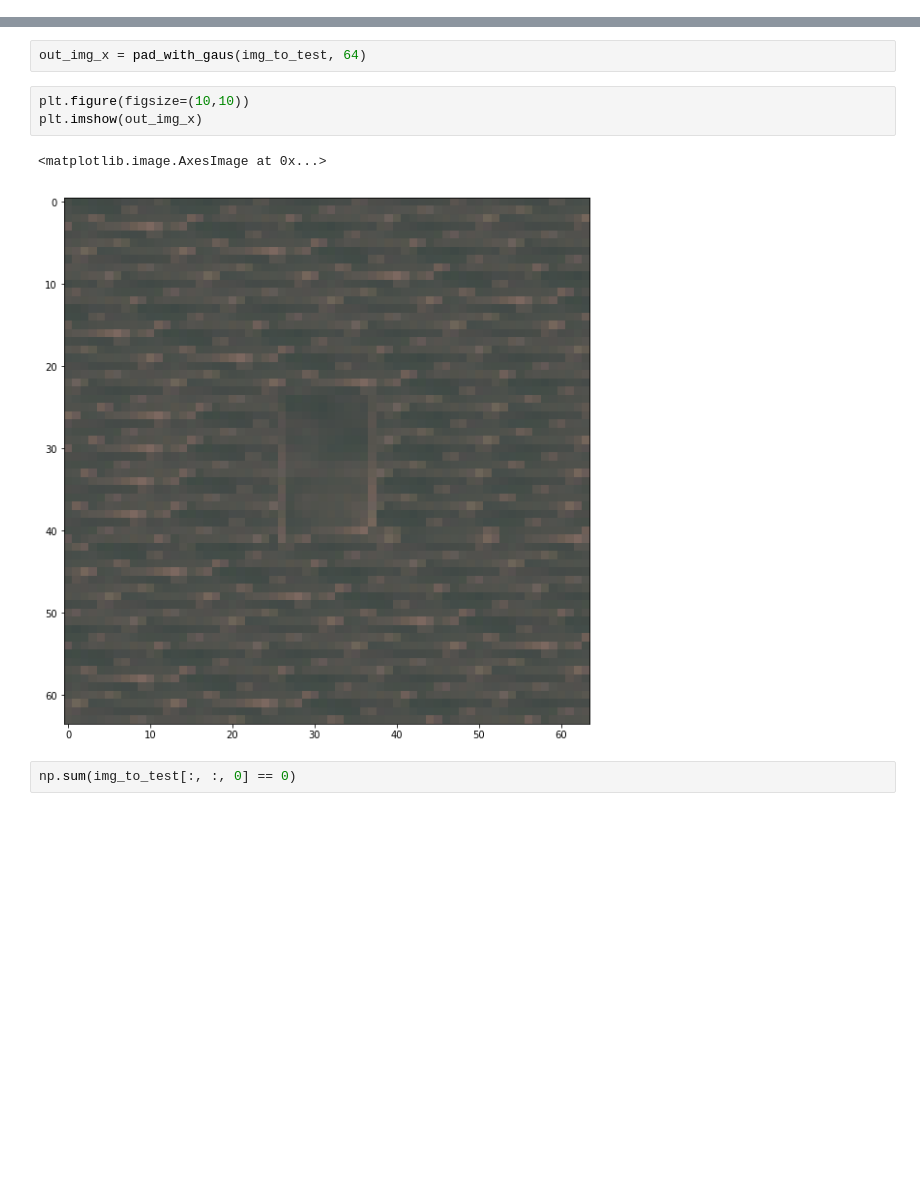
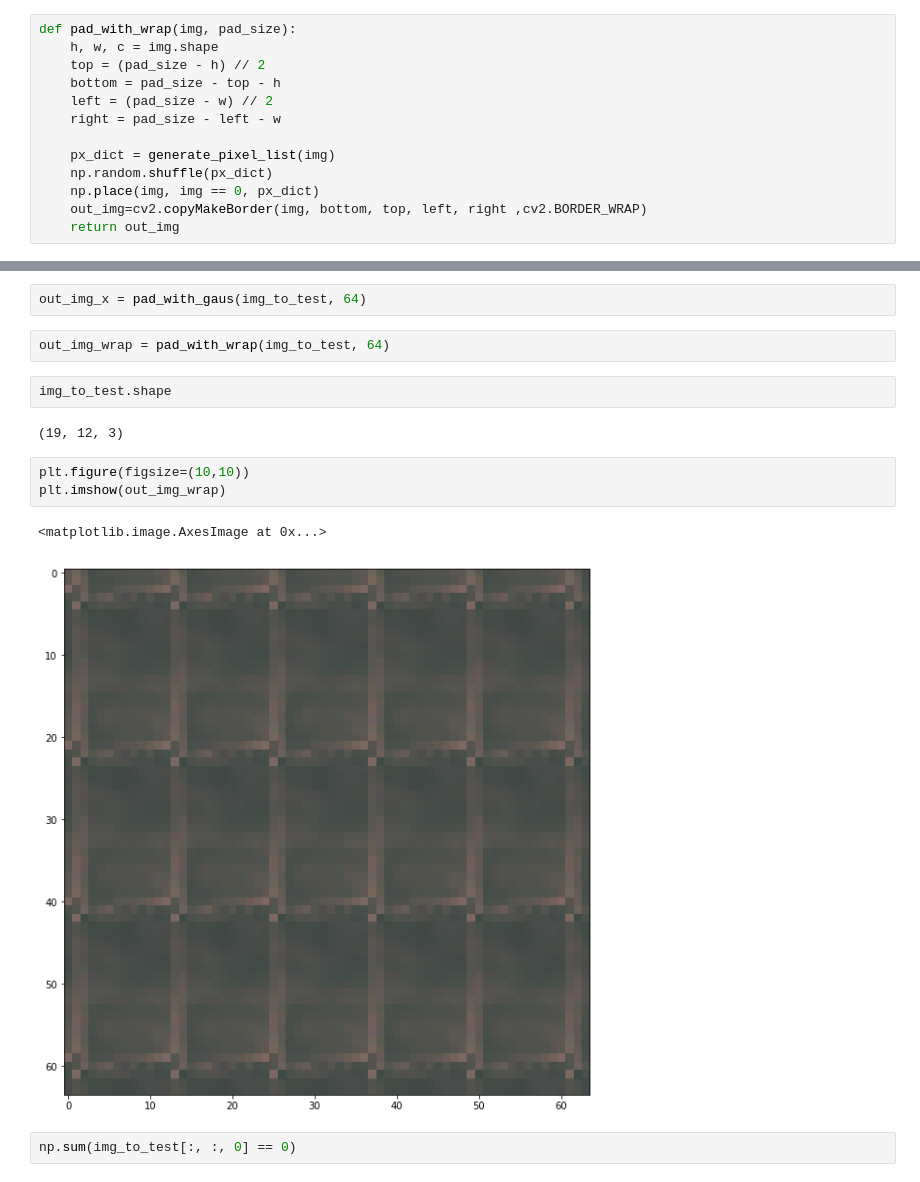
Before and after one commit to Justdjent/crop_field_classification, a Jupyter notebook: notebook/prepare_data.ipynb, the cells around one changed output, grey strips where cells are left out. Cells and saved outputs as stored; diff of their text form; blank space fills up the shorter version.

```diff
--- a/notebook/prepare_data.ipynb
+++ b/notebook/prepare_data.ipynb
@@ -93,17 +93,36 @@ def pad_with_gaus(img, pad_size):
     np.place(out_img, out_img == 0, px_dict)
     return out_img
+# %%
+def pad_with_wrap(img, pad_size):
+    h, w, c = img.shape
+    top = (pad_size - h) // 2
+    bottom = pad_size - top - h
+    left = (pad_size - w) // 2
+    right = pad_size - left - w
+
+    px_dict = generate_pixel_list(img)
+    np.random.shuffle(px_dict)
+    np.place(img, img == 0, px_dict)
+    out_img=cv2.copyMakeBorder(img, bottom, top, left, right ,cv2.BORDER_WRAP)
+    return out_img
 # %%
 def generate_pixel_list(inp_image):
     pixel_dict = inp_image[np.all(inp_image != 0, axis=-1)]
     return pixel_dict
 # %%
 out_img_x = pad_with_gaus(img_to_test, 64)
+# %%
+out_img_wrap = pad_with_wrap(img_to_test, 64)
+# %%
+img_to_test.shape
+# %% [output]
+(19, 12, 3)
 # %%
 plt.figure(figsize=(10,10))
-plt.imshow(out_img_x)
+plt.imshow(out_img_wrap)
 # %% [output]
 <matplotlib.image.AxesImage at 0x...>
-[figure, old version]
+[figure, new version]
 # %%
 np.sum(img_to_test[:, :, 0] == 0)
 # %% [output]
```
Also changed, not shown: parts of 3 cells of this notebook, 2 other files.
